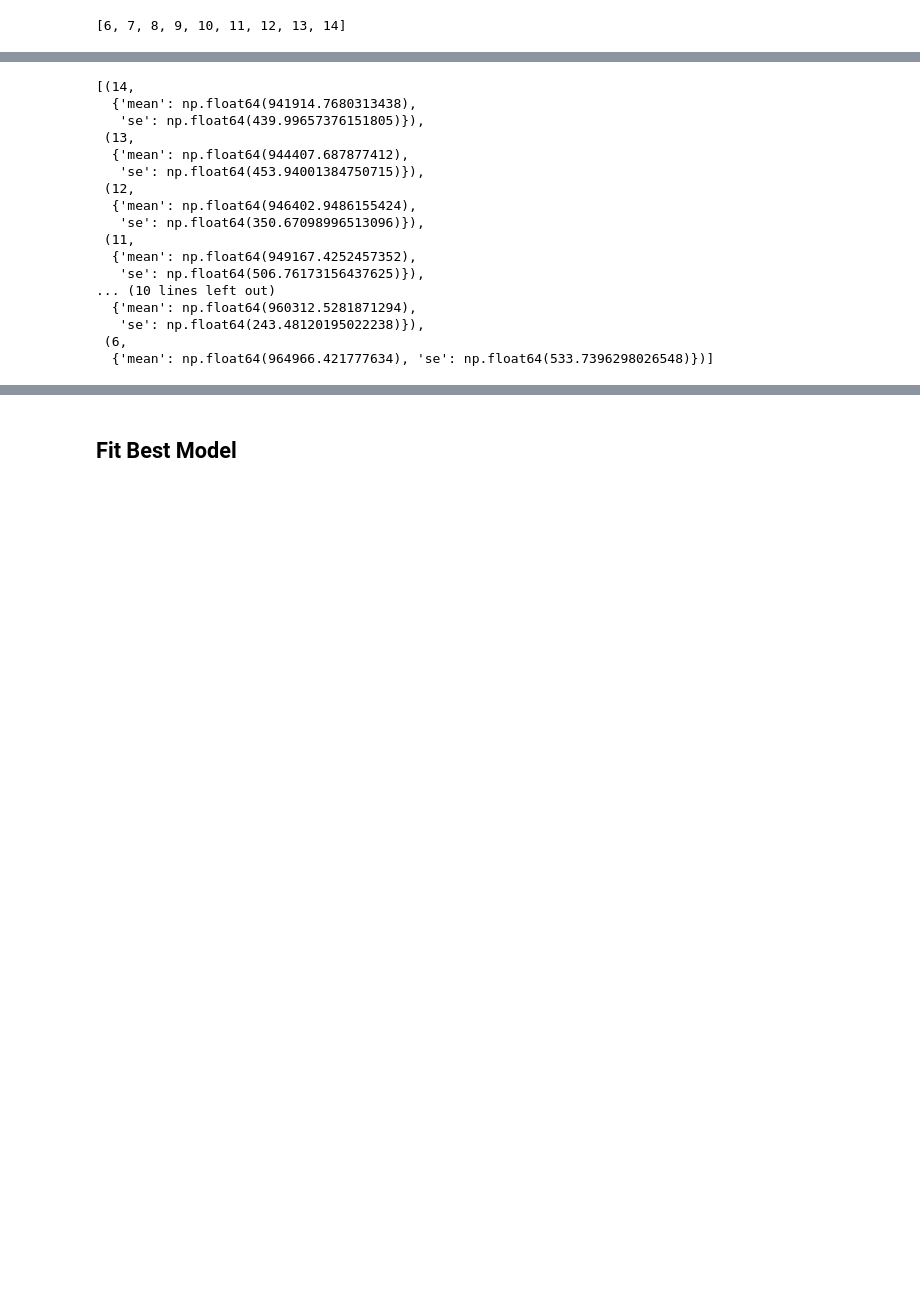
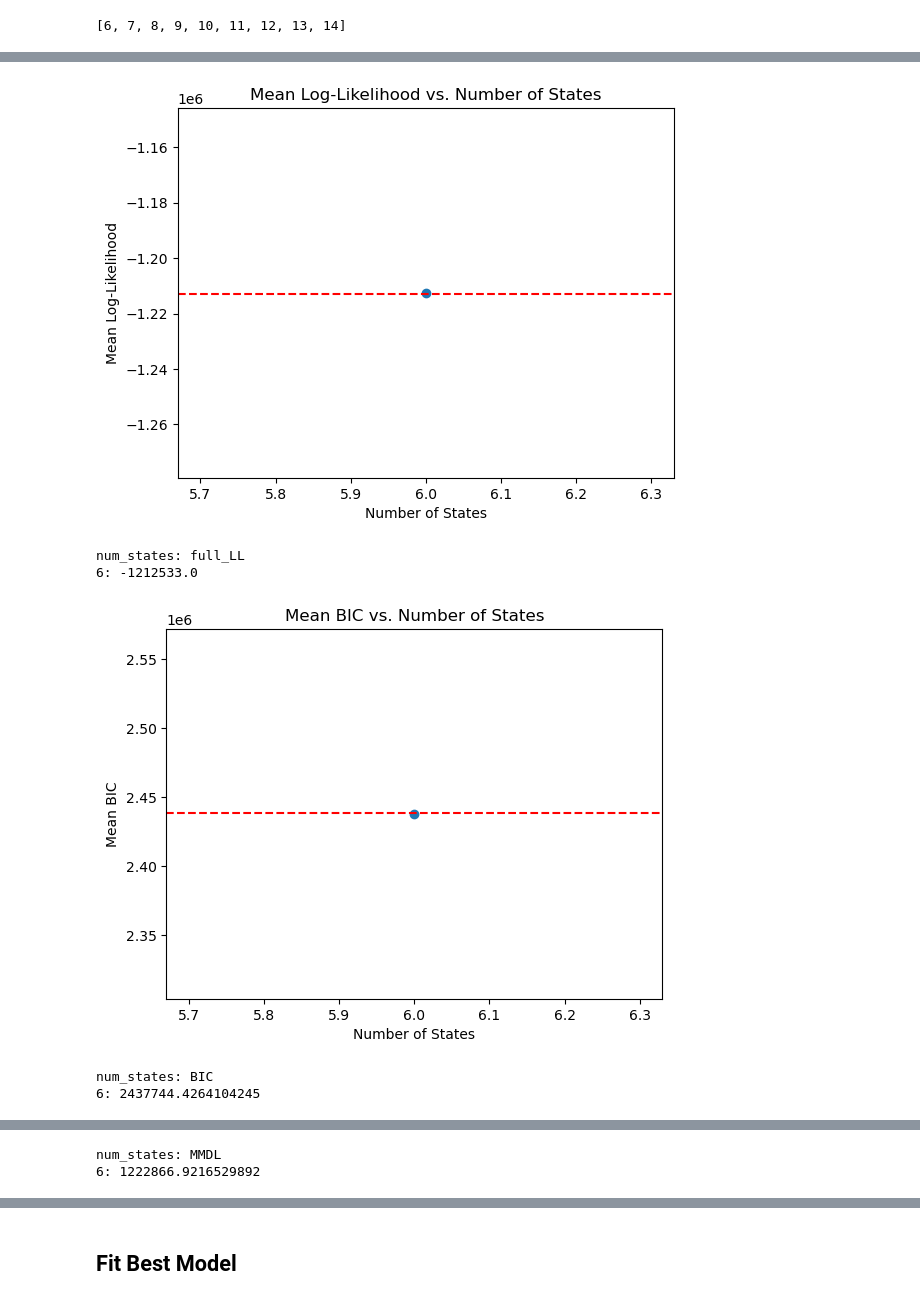
Before and after one commit to efei01/dFNC, a Jupyter notebook: HMM/CIMT_rest/CIMT_rest_HMM.ipynb, the cells around one changed output, grey strips where cells are left out. Drawn from its saved outputs; the diff is of its cells as text; code cells hidden in the pictures; blank space fills up the shorter version.

Commit message:
Computing MMDL

```diff
--- a/HMM/CIMT_rest/CIMT_rest_HMM.ipynb
+++ b/HMM/CIMT_rest/CIMT_rest_HMM.ipynb
@@ -708,4 +676,4 @@ with open(f'grid_search/{pkl_name}.pkl', 'wb') as f:
 # %%
-for n in sorted_states:
-    print(f"Best params for {n} states: {hyperparam_CV_log[n]['params'][np.argmax(hyperparam_CV_log[n]['mean_CV_test_evidence'])]}")
+for num_states in sorted_states:
+    print(f"Best params for {num_states} states: {hyperparam_CV_log[num_states]['hyperparams'][np.argmax(np.mean(hyperparam_CV_log[num_states]['test_free_energies'], axis=1))]}")
 # %% [output]
@@ -721,4 +689,4 @@ Best params for 14 states: {'sequence_length': 200, 'batch_size': 57, 'learning_
 # %%
-iters = 5
+num_realizations = 10
 # %%
 # Compute full-dataset evaluation metrics
@@ -788,13 +789,41 @@ Iteration 2:
-# %%
-with open(f'grid_search/{pkl_name}.pkl', 'wb') as f:
-    pickle.dump(hyperparam_CV_no_TDE, f)
 # %%
-# metric = 'full_evidence'
-metric = 'BIC'
-one_se_rule = {}
+# metrics = ['full_free_energy', 'full_LL', 'BIC', 'MMDL']
+metrics = ['full_LL', 'BIC', 'MMDL']
+for metric in metrics:
+    one_se_rule = {}
 
-for key, value in hyperparam_CV_log.items():
-    one_se_rule[key] = {
-        'mean': np.mean(value[metric]),
-        'se': np.std(value[metric], ddof=1) / np.sqrt(iters),
-    }
+    for key, value in hyperparam_CV_log.items():
+        if key == 6:
+            one_se_rule[key] = {
+                'mean': np.mean(value[metric]),
+                'se': np.std(value[metric], ddof=1) / np.sqrt(num_realizations),
+            }
+
+    sorted_by_mean = sorted(list(one_se_rule.items()), key=lambda x: x[1]['mean'])
+
+    fig, ax = plt.subplots(1, 1)
+    num_states_list = [x[0] for x in sorted_by_mean]
+    means = [x[1]['mean'] for x in sorted_by_mean]
+    ax.scatter(num_states_list, means)
+    if metric == 'full_LL':
+        ax.axhline(y=sorted_by_mean[-1][1]['mean'] - sorted_by_mean[-1][1]['se'], color='r', linestyle='--')
+        ax.set_title("Mean Log-Likelihood vs. Number of States")
+        ax.set_xlabel("Number of States")
+        ax.set_ylabel("Mean Log-Likelihood")
+    else:
+        ax.axhline(y=sorted_by_mean[0][1]['mean'] + sorted_by_mean[0][1]['se'], color='r', linestyle='--')
+        ax.set_title(f"Mean {metric} vs. Number of States")
+        ax.set_xlabel("Number of States")
+        ax.set_ylabel(f"Mean {metric}")
+    plt.show()
+
+    print(f"num_states: {metric}")
+    for num_states in num_states_list:
+        print(f"{num_states}: {np.mean(hyperparam_CV_no_TDE[num_states][metric])}")
+# %% [output]
+[figure, added]
+num_states: full_LL
+6: -1212533.0
+[figure, added]
+num_states: BIC
+6: 2437744.4264104245
@@ -801,21 +831,2 @@ for key, value in hyperparam_CV_log.items():
+num_states: MMDL
+6: 1222866.9216529892
-# %%
-sorted_by_mean = sorted(list(one_se_rule.items()), key=lambda x: x[1]['mean'])
-sorted_by_mean
-# %% [output]
-[(14,
-  {'mean': np.float64(941914.7680313438),
-   'se': np.float64(439.99657376151805)}),
- (13,
-  {'mean': np.float64(944407.687877412),
-   'se': np.float64(453.94001384750715)}),
- (12,
-  {'mean': np.float64(946402.9486155424),
-   'se': np.float64(350.67098996513096)}),
- (11,
-  {'mean': np.float64(949167.4252457352),
-   'se': np.float64(506.76173156437625)}),
-... (10 lines left out)
-  {'mean': np.float64(960312.5281871294),
-   'se': np.float64(243.48120195022238)}),
- (6,
-  {'mean': np.float64(964966.421777634), 'se': np.float64(533.7396298026548)})]
```
Also changed, not shown: parts of 22 cells of this notebook, 1 other file.
